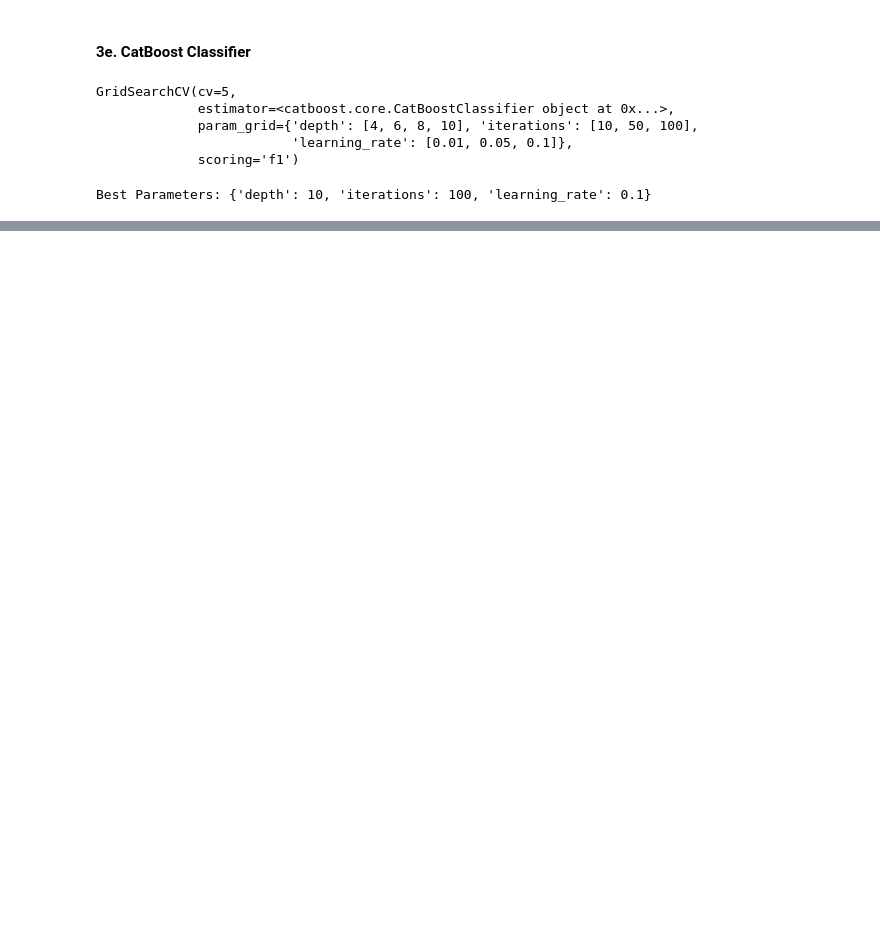
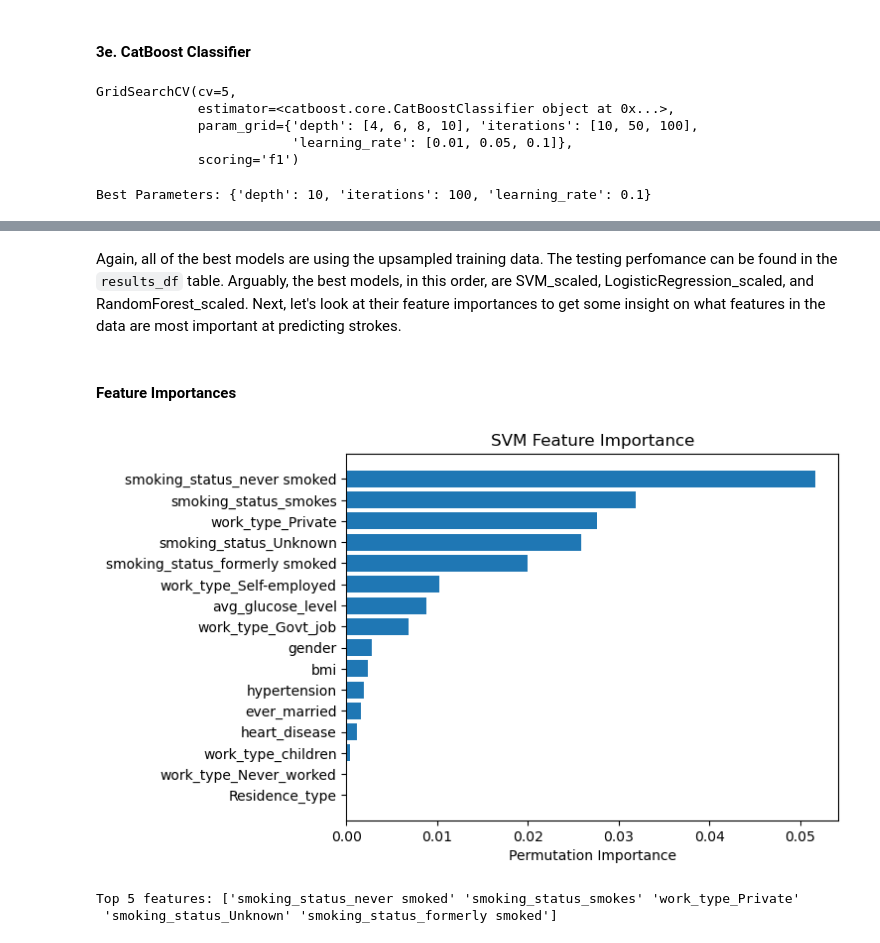
Before and after one commit to tscofield034/Capstone2-StrokePrediction, a Jupyter notebook: Notebooks/modeling.ipynb, the cells around one changed output, grey strips where cells are left out. Cells and saved outputs as stored; diff of their text form; code cells hidden in the pictures; blank space fills up the shorter version.

```diff
--- a/Notebooks/modeling.ipynb
+++ b/Notebooks/modeling.ipynb
@@ -716,0 +760,21 @@ array([[950,  10],
+# %% [markdown]
+Again, all of the best models are using the upsampled training data. The testing perfomance can be found in the <code>results_df</code> table. Arguably, the best models, in this order, are SVM_scaled, LogisticRegression_scaled, and RandomForest_scaled. Next, let's look at their feature importances to get some insight on what features in the data are most important at predicting strokes.
+# %% [markdown]
+#### Feature Importances
+# %%
+# find feature importance of SVM model
+from sklearn.inspection import permutation_importance
+
+perm_importance = permutation_importance(svc, X_test, y_test)
+feature_names = np.array(X_test.columns)
+sorted_idx = perm_importance.importances_mean.argsort()
+plt.barh(feature_names[sorted_idx], perm_importance.importances_mean[sorted_idx])
+plt.title("SVM Feature Importance")
+plt.xlabel("Permutation Importance")
+plt.show()
+
+print("Top 5 features: " + str(feature_names[np.flip(sorted_idx)][:5]))
+# %% [output]
+[figure, added]
+Top 5 features: ['smoking_status_never smoked' 'smoking_status_smokes' 'work_type_Private'
+ 'smoking_status_Unknown' 'smoking_status_formerly smoked']
```
Also changed, not shown: parts of 79 cells of this notebook.
